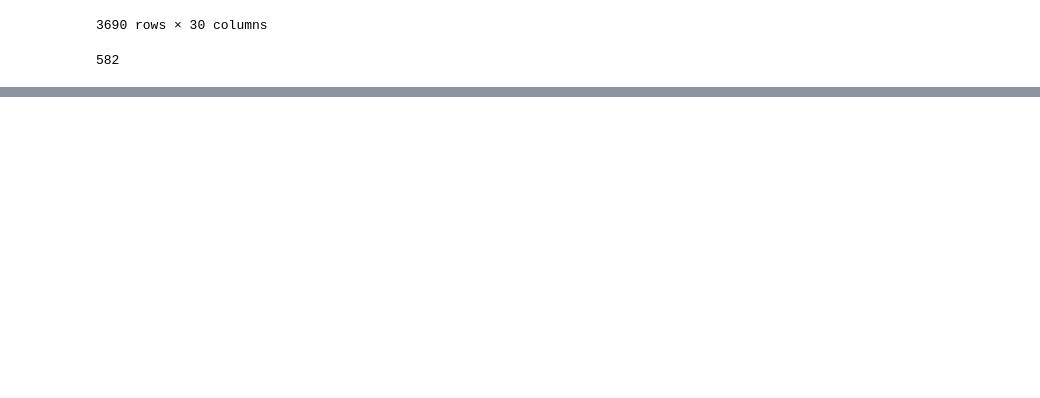
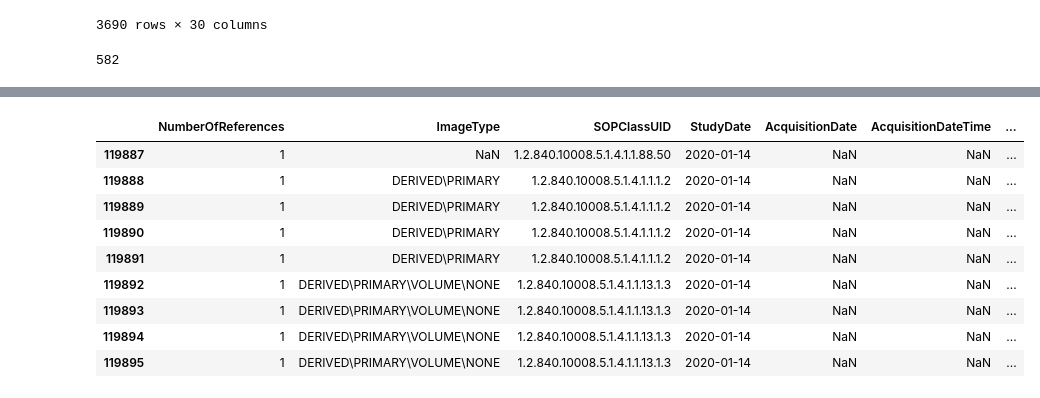
Before and after one commit to tracy01014/MO-DBT-data-curation, a Jupyter notebook: Code/dicom_tag.ipynb, the cells around one changed output, grey strips where cells are left out. Cells and saved outputs as stored; diff of their text form; code cells hidden in the pictures; blank space fills up the shorter version.

```diff
--- a/Code/dicom_tag.ipynb
+++ b/Code/dicom_tag.ipynb
@@ -309,0 +328,13 @@ dicom[dicom['PATIENT_STUDY_ID']==4330066079]
+# %%
+df_dicom_series[df_dicom_series['PatientID']==4330066079]
+# %% [output]
+|  | NumberOfReferences | ImageType | SOPClassUID | StudyDate | AcquisitionDate | AcquisitionDateTime | ... |
+| 119887 | 1 | NaN | 1.2.840.10008.5.1.4.1.1.88.50 | 2020-01-14 | NaN | NaN | ... |
+| 119888 | 1 | DERIVED\PRIMARY | 1.2.840.10008.5.1.4.1.1.1.2 | 2020-01-14 | NaN | NaN | ... |
+| 119889 | 1 | DERIVED\PRIMARY | 1.2.840.10008.5.1.4.1.1.1.2 | 2020-01-14 | NaN | NaN | ... |
+| 119890 | 1 | DERIVED\PRIMARY | 1.2.840.10008.5.1.4.1.1.1.2 | 2020-01-14 | NaN | NaN | ... |
+| 119891 | 1 | DERIVED\PRIMARY | 1.2.840.10008.5.1.4.1.1.1.2 | 2020-01-14 | NaN | NaN | ... |
+| 119892 | 1 | DERIVED\PRIMARY\VOLUME\NONE | 1.2.840.10008.5.1.4.1.1.13.1.3 | 2020-01-14 | NaN | NaN | ... |
+| 119893 | 1 | DERIVED\PRIMARY\VOLUME\NONE | 1.2.840.10008.5.1.4.1.1.13.1.3 | 2020-01-14 | NaN | NaN | ... |
+| 119894 | 1 | DERIVED\PRIMARY\VOLUME\NONE | 1.2.840.10008.5.1.4.1.1.13.1.3 | 2020-01-14 | NaN | NaN | ... |
+| 119895 | 1 | DERIVED\PRIMARY\VOLUME\NONE | 1.2.840.10008.5.1.4.1.1.13.1.3 | 2020-01-14 | NaN | NaN | ... |
```
Also changed, not shown: parts of 18 cells of this notebook.
